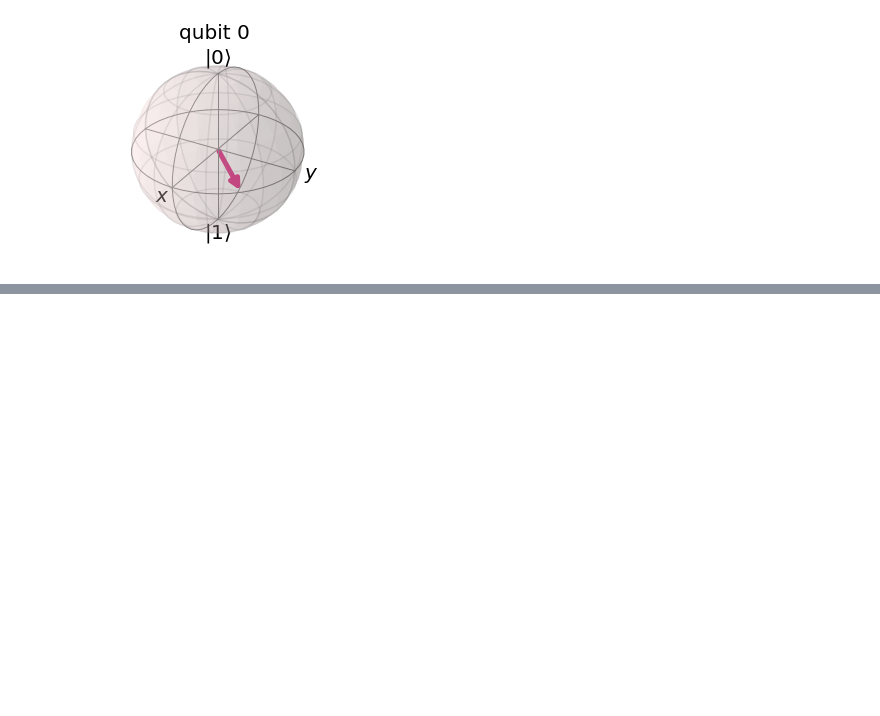
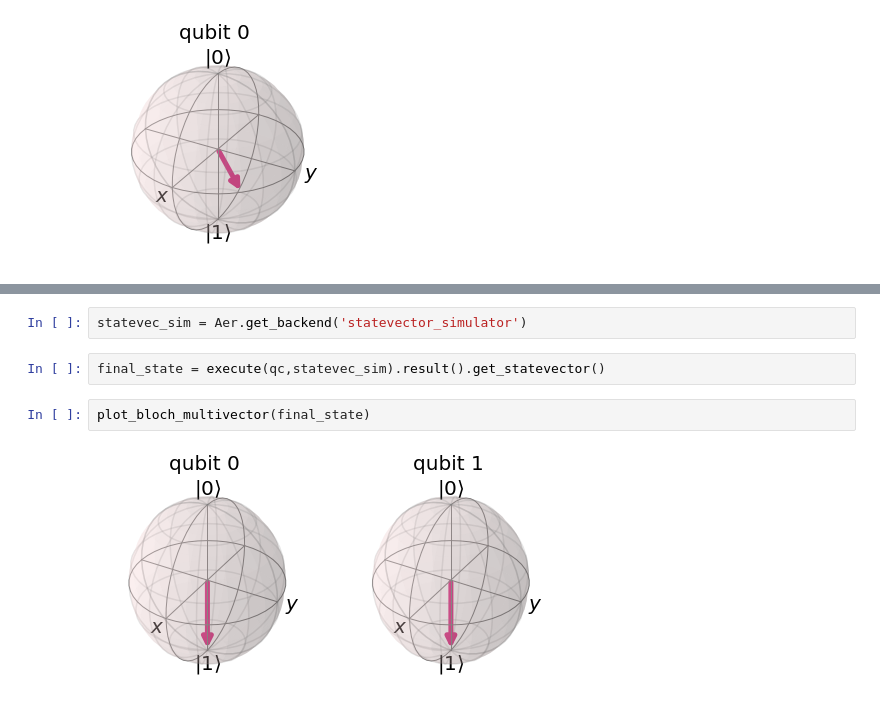
Before and after one commit to QC-at-Davis/npquantum, a Jupyter notebook: Ion-Trap-Gates.ipynb, the cells around one changed output, grey strips where cells are left out. Saved outputs shown, nothing was run; the diff lists cells and outputs as text; blank space fills up the shorter version.

```diff
--- a/Ion-Trap-Gates.ipynb
+++ b/Ion-Trap-Gates.ipynb
@@ -73,0 +132,8 @@ plot_bloch_multivector(to_qiskit_plot(Rz_equiv(-1, np.pi/4) * ketplus))
+# %%
+statevec_sim = Aer.get_backend('statevector_simulator')
+# %%
+final_state = execute(qc,statevec_sim).result().get_statevector()
+# %%
+plot_bloch_multivector(final_state)
+# %% [output]
+[figure, added]
```
Also changed, not shown: parts of 10 cells of this notebook.
